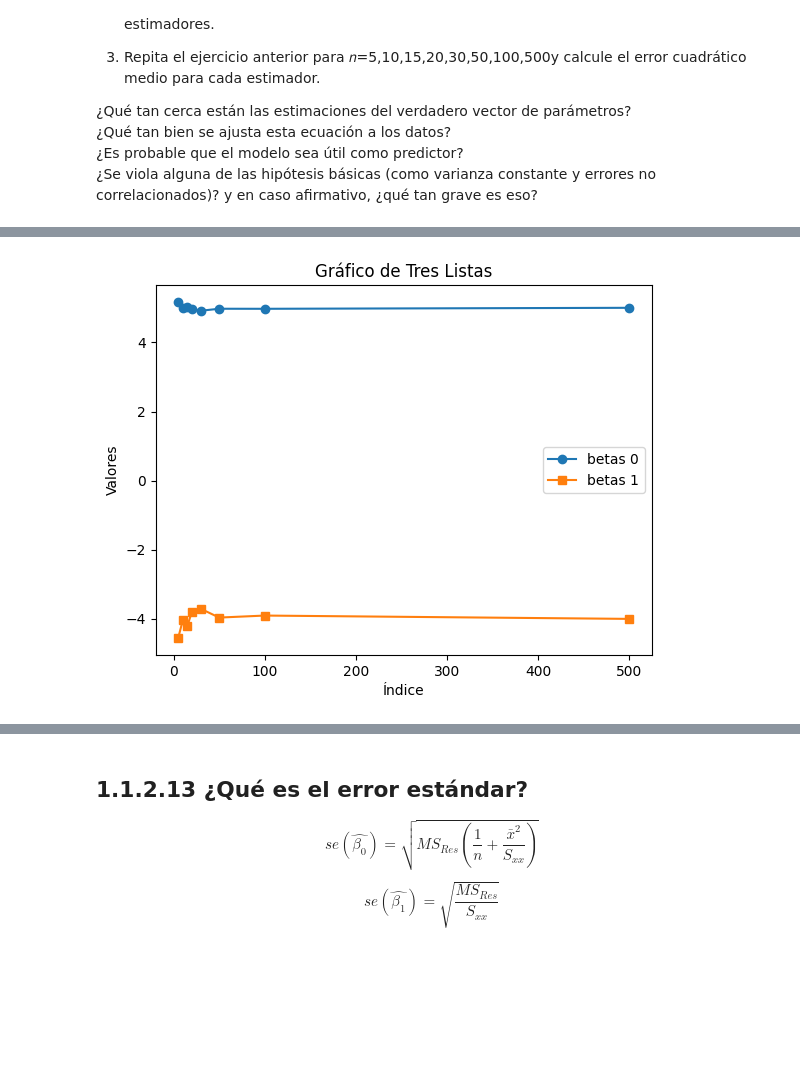
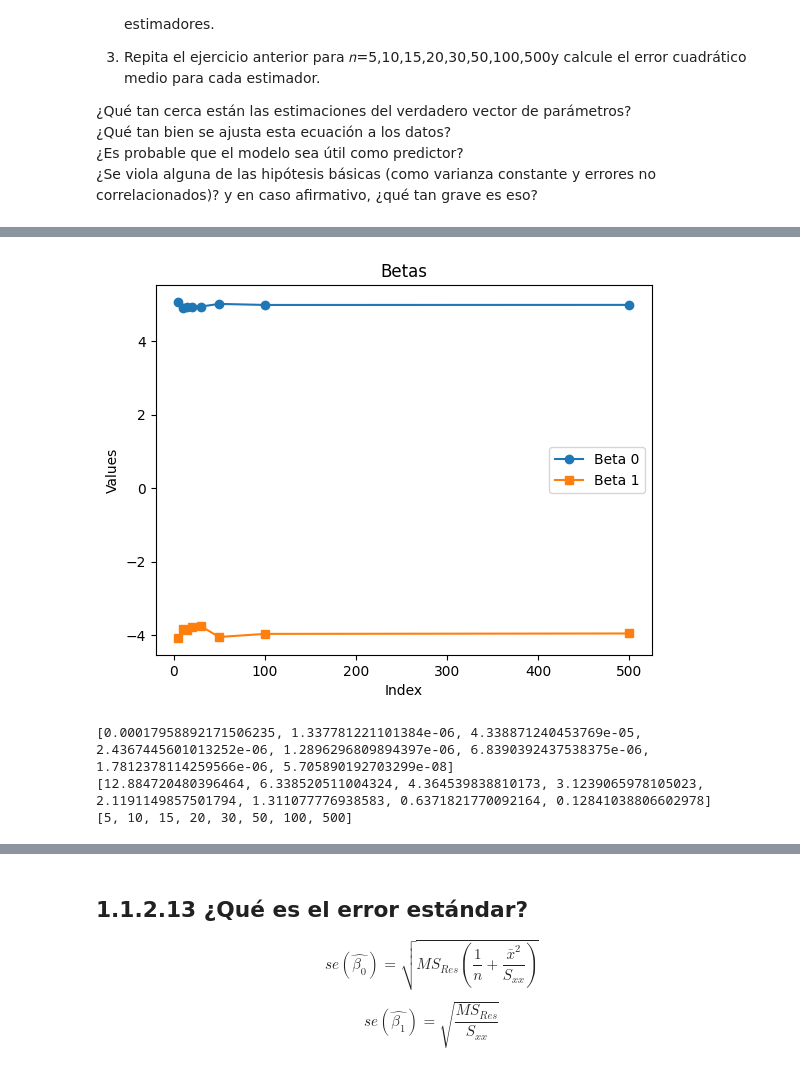
Before and after one commit to oecorrechag/regression, a Jupyter notebook: notebooks/01_seccion/1.1 Introduccion/1.1.2 Simple linear regression.ipynb, the cells around one changed output, grey strips where cells are left out. Drawn from its saved outputs; the diff is of its cells as text; code cells hidden in the pictures; blank space fills up the shorter version.

```diff
--- a/notebooks/01_seccion/1.1 Introduccion/1.1.2 Simple linear regression.ipynb
+++ b/notebooks/01_seccion/1.1 Introduccion/1.1.2 Simple linear regression.ipynb
@@ -405,13 +408,57 @@ print()
 [5, 10, 15, 20, 30, 50, 100, 500]
 # %%
 # Crear el gráfico de líneas
-plt.plot(nn, betas0, label='betas 0', marker='o')
-plt.plot(nn, betas1, label='betas 1', marker='s')
+plt.plot(nn, betas0, label='Beta 0', marker='o')
+plt.plot(nn, betas1, label='Beta 1', marker='s')
 
-plt.title('Gráfico de Tres Listas')
-plt.xlabel('Índice')
-plt.ylabel('Valores')
+plt.title('Betas')
+plt.xlabel('Index')
+plt.ylabel('Values')
 plt.legend()
 plt.show()
 # %% [output]
-[figure, old version]
+[figure, new version]
+# %%
+n = [5,10,15,20,30,50,100,500] #
+
+betas0 = []
+betas1 = []
+nn = []
+
+for e in n:
+
+    beta0 = []
+    beta1 = []
+
+    for i in range(100):
+        # Generar 5 números aleatorios con distribución de Poisson
+        x = poisson.rvs(lmbda, size=e)
+        # Calcular los estadisticos
+        media = -4+5*x
+        # Generar 5 números aleatorios con distribución de Normal con la media y la varianza
+        y = np.random.normal(loc=media, scale=np.sqrt(var), size=e)
+
+        # Lineal regression
+        modelo_regresion = LinearRegression().fit(x.reshape(-1, 1), y)
+        beta0.append(modelo_regresion.coef_[0])
+        beta1.append(modelo_regresion.intercept_)
+
+    # promedio de las 100 simulaciones
+    mean_beta0 = np.mean(beta0)
+    mean_beta1 = np.mean(beta1)
+
+    v1 = ((mean_beta0 - 5)**2)/e
+    v2 = ((mean_beta1 - 4)**2)/e
+
+    betas0.append(v1)
+    betas1.append(v2)
+    nn.append(e)
+
+print(betas0)
+print(betas1)
+print(nn)
+print()
+# %% [output]
+[0.00017958892171506235, 1.337781221101384e-06, 4.338871240453769e-05, 2.4367445601013252e-06, 1.2896296809894397e-06, 6.8390392437538375e-06, 1.7812378114259566e-06, 5.705890192703299e-08]
+[12.884720480396464, 6.338520511004324, 4.364539838810173, 3.1239065978105023, 2.1191149857501794, 1.311077776938583, 0.6371821770092164, 0.12841038806602978]
+[5, 10, 15, 20, 30, 50, 100, 500]
```
Also changed, not shown: parts of 10 cells of this notebook.
